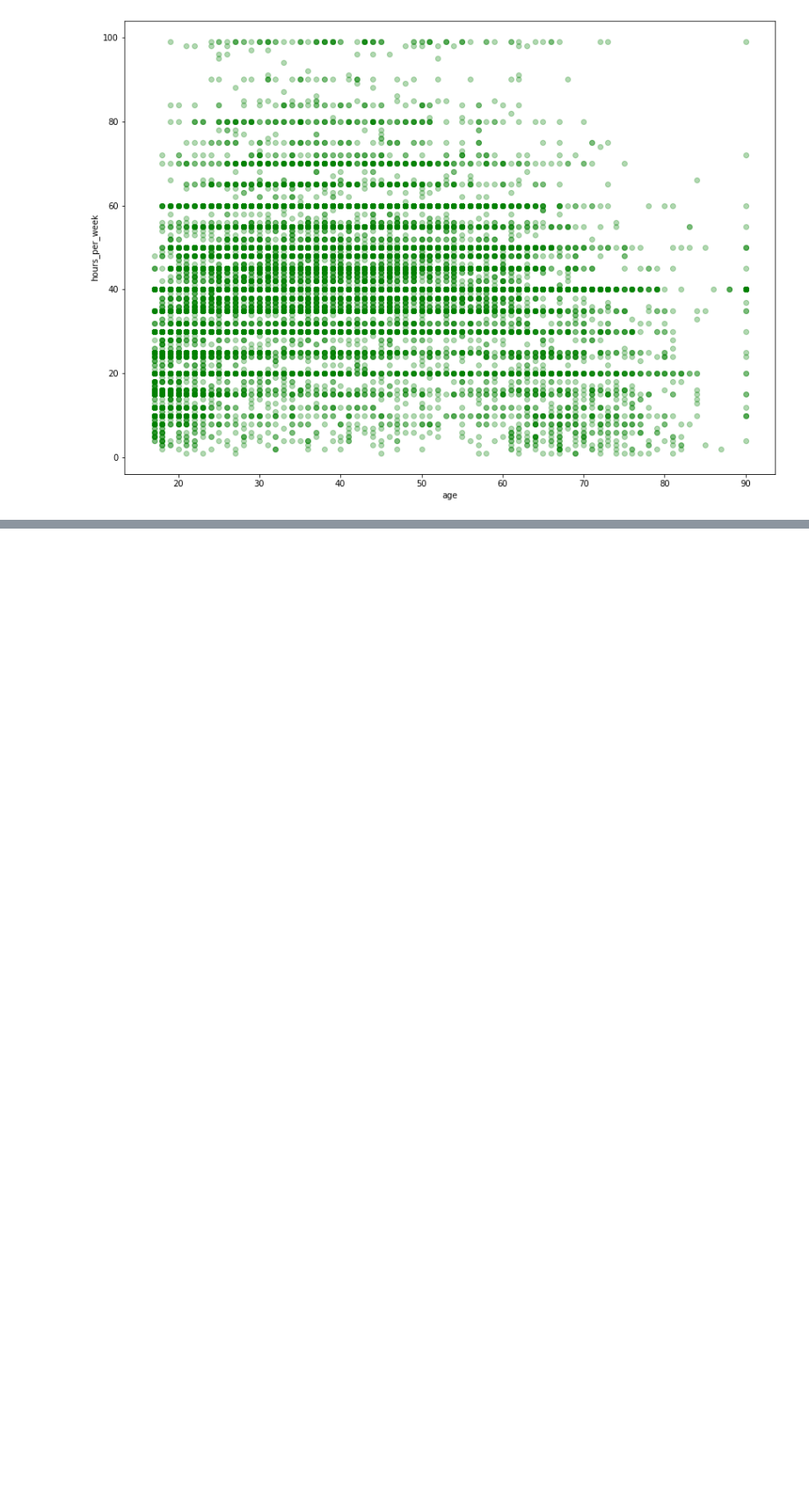
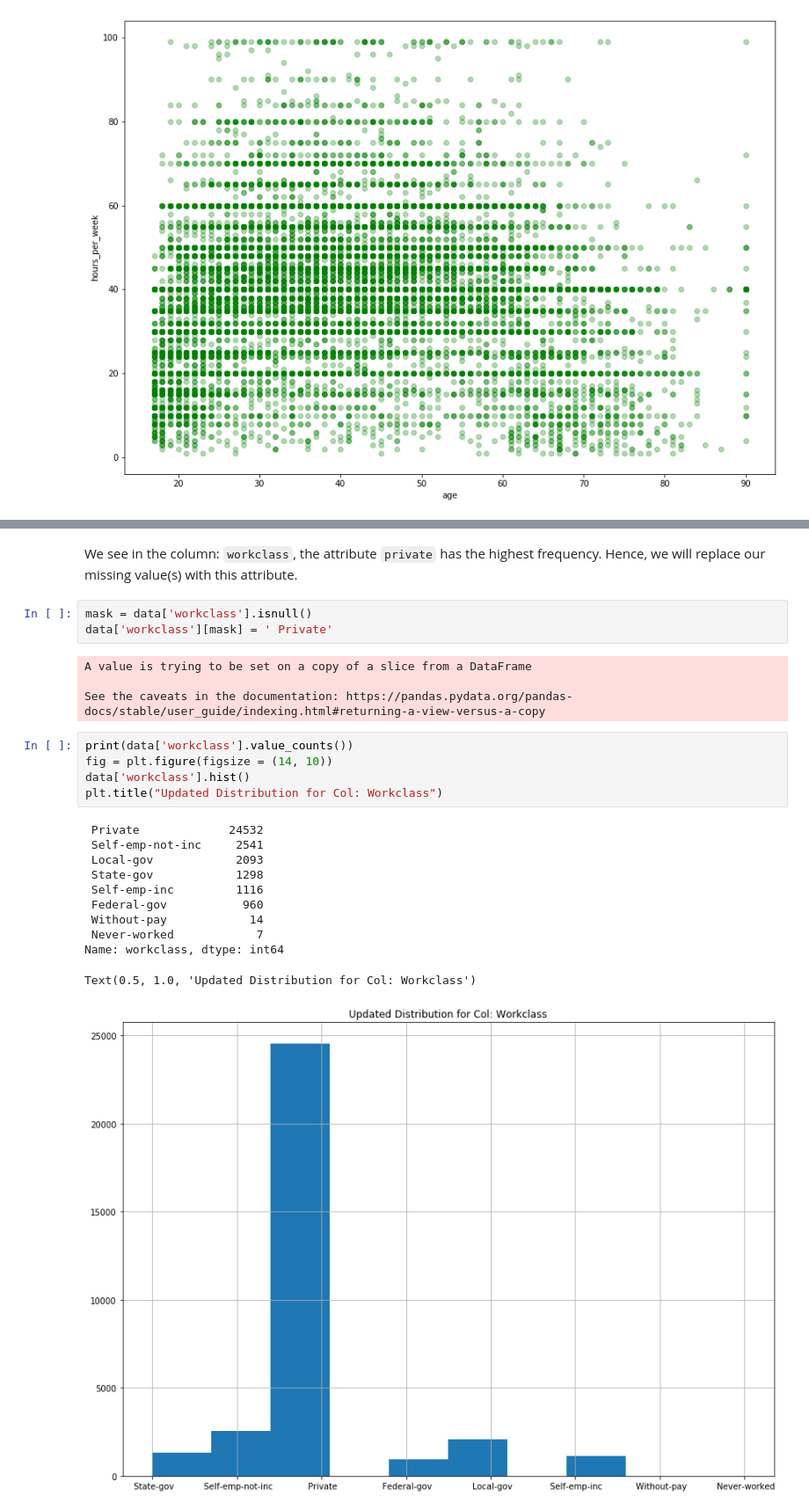
Before and after one commit to PulkitMadan/data_mining_labs, a Jupyter notebook: src/lab2.ipynb, the cells around one changed output, grey strips where cells are left out. Shown: that part at 88% size. Cells and saved outputs as stored; diff of their text form; blank space fills up the shorter version.

```diff
--- a/src/lab2.ipynb
+++ b/src/lab2.ipynb
@@ -259,0 +335,26 @@ Text(0, 0.5, 'hours_per_week')
+# %% [markdown]
+We see in the column: `workclass`, the attribute `private` has the highest frequency. Hence, we will replace our missing value(s) with this attribute.
+# %%
+mask = data['workclass'].isnull()
+data['workclass'][mask] = ' Private'
+# %% [output]
+A value is trying to be set on a copy of a slice from a DataFrame
+
+See the caveats in the documentation: https://pandas.pydata.org/pandas-docs/stable/user_guide/indexing.html#returning-a-view-versus-a-copy
+# %%
+print(data['workclass'].value_counts())
+fig = plt.figure(figsize = (14, 10))
+data['workclass'].hist()
+plt.title("Updated Distribution for Col: Workclass")
+# %% [output]
+ Private             24532
+ Self-emp-not-inc     2541
+ Local-gov            2093
+ State-gov            1298
+ Self-emp-inc         1116
+ Federal-gov           960
+ Without-pay            14
+ Never-worked            7
+Name: workclass, dtype: int64
+Text(0.5, 1.0, 'Updated Distribution for Col: Workclass')
+[figure, added]
```
Also changed, not shown: parts of 34 cells of this notebook, 1 other file.
